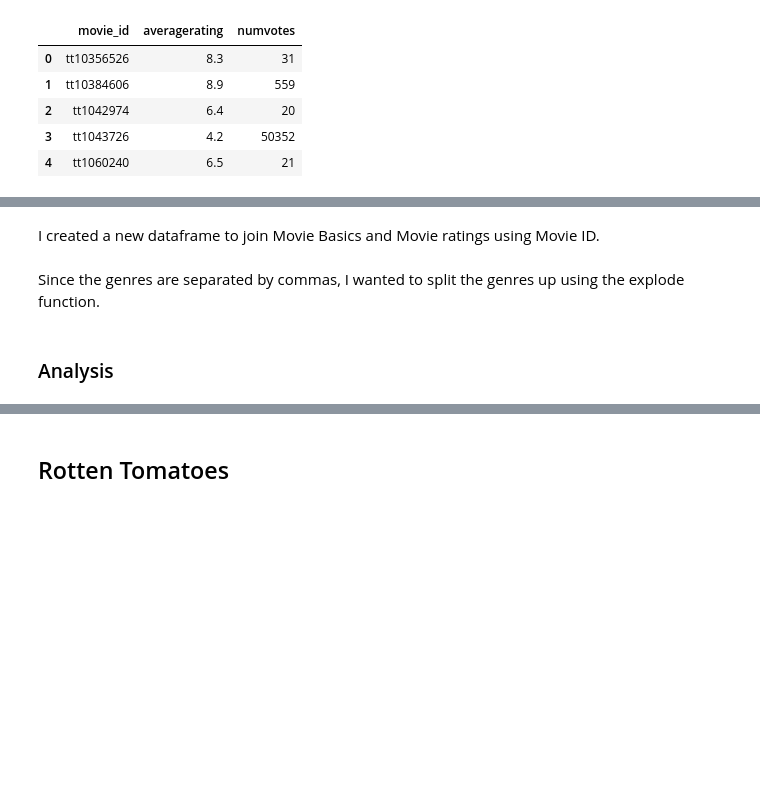
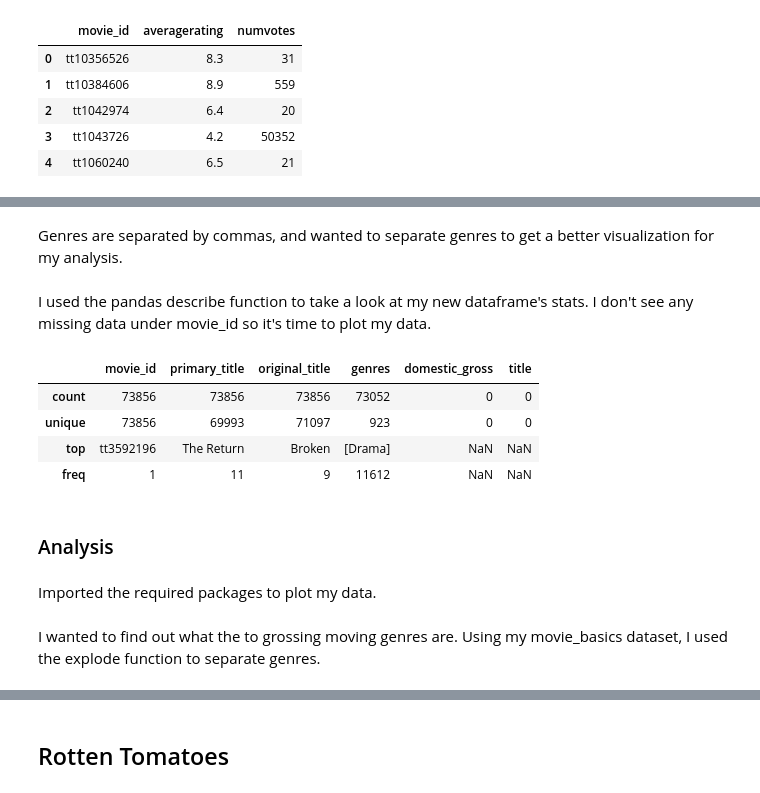
Before and after one commit to bnittalee/Movie_analysis, a Jupyter notebook: Movie_Analysis_Notebook.ipynb, the cells around one changed output, grey strips where cells are left out. Saved outputs shown, nothing was run; the diff lists cells and outputs as text; code cells hidden in the pictures; blank space fills up the shorter version.

```diff
--- a/Movie_Analysis_Notebook.ipynb
+++ b/Movie_Analysis_Notebook.ipynb
@@ -121,12 +123,22 @@ for i in range(0,3370):
-# %% [markdown]
-<p> I created a new dataframe to join Movie Basics and Movie ratings using Movie ID.</p>
-# %% [markdown]
-Since the genres are separated by commas, I wanted to split the genres up using the explode function.
+# %% [markdown]
+Genres are separated by commas, and wanted to separate genres to get a better visualization for my analysis.
 # %%
 imbd_df['genres'] = imbd_df['genres'].str.split(',')
 imbd_genres_df = imbd_df.explode('genres')
+# %% [markdown]
+I used the pandas describe function to take a look at my new dataframe's stats. I don't see any missing data under movie_id so it's time to plot my data.
+# %%
+imbd_df.describe(include = [object])
+# %% [output]
+|  | movie_id | primary_title | original_title | genres | domestic_gross | title |
+| count | 73856 | 73856 | 73856 | 73052 | 0 | 0 |
+| unique | 73856 | 69993 | 71097 | 923 | 0 | 0 |
+| top | tt3592196 | The Return | Broken | [Drama] | NaN | NaN |
+| freq | 1 | 11 | 9 | 11612 | NaN | NaN |
 # %% [markdown]
 ### Analysis
+# %% [markdown]
+Imported the required packages to plot my data.
 # %%
 import seaborn as sns
 import matplotlib.pyplot as plt
@@ -151,3 +146,5 @@ plt.show()
+# %% [markdown]
+I wanted to find out what the to grossing moving genres are. Using my movie_basics dataset, I used the explode function to separate genres.
 # %%
 #explode function to separate genres
 movie_basics['genres'] = movie_basics['genres'].str.split(',')
```
Also changed, not shown: parts of 61 cells of this notebook, 5 other files.
